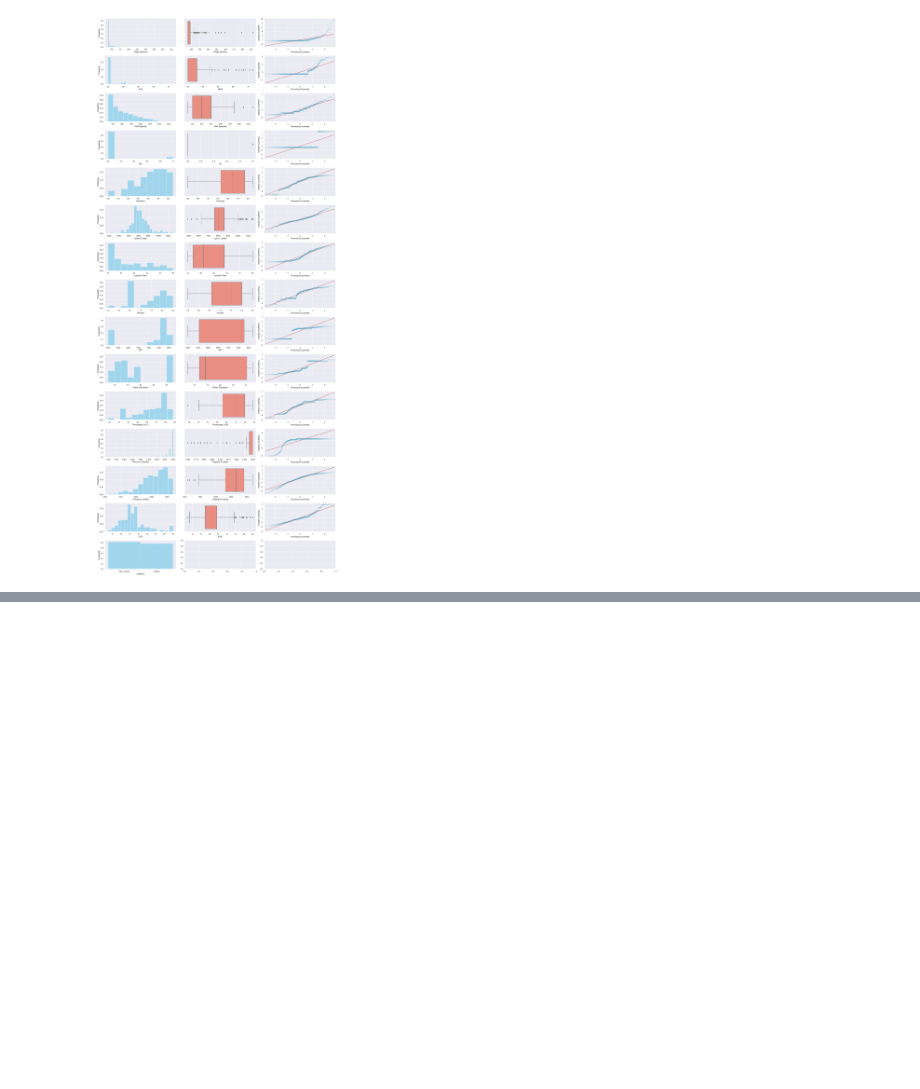
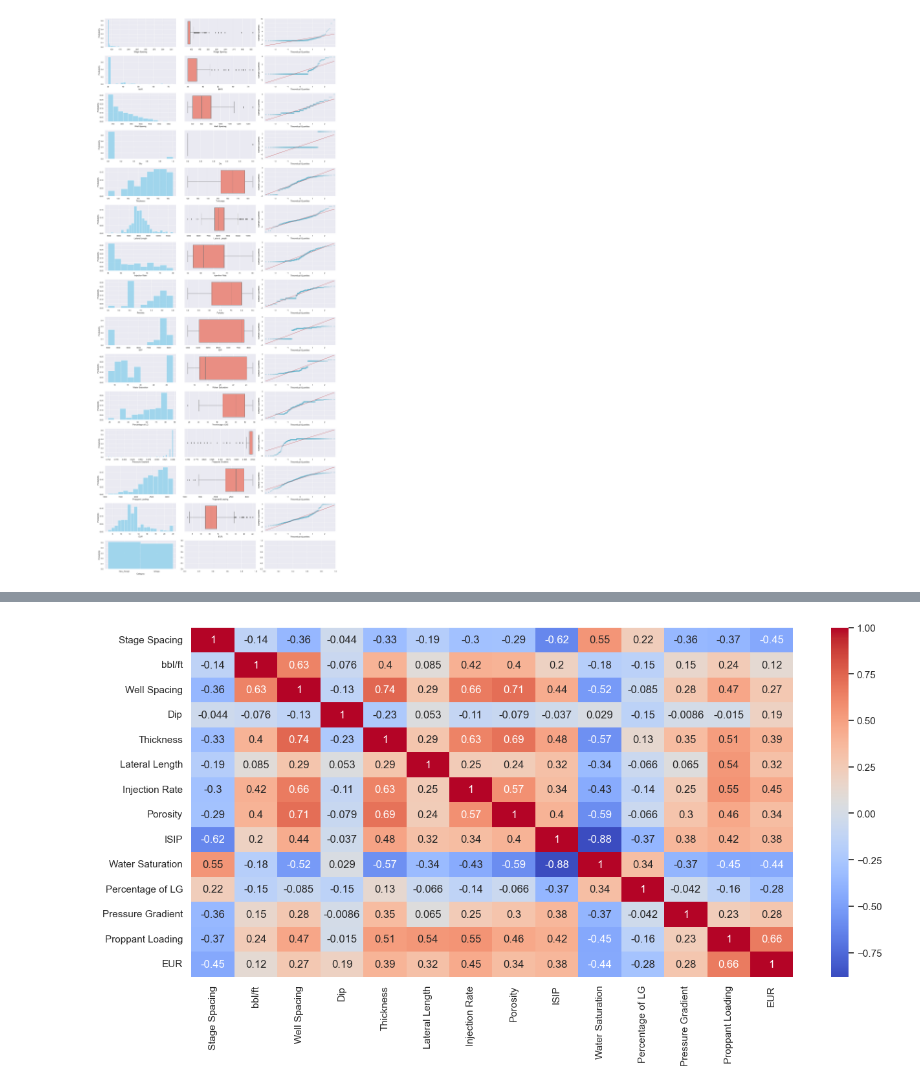
Before and after one commit to aprds/Shale-Gas-EUR-Prediction, a Jupyter notebook: shale_gas_EUR_prediction.ipynb, the cells around one changed output, grey strips where cells are left out. Drawn from its saved outputs; the diff is of its cells as text; code cells hidden in the pictures; blank space fills up the shorter version.

```diff
--- a/shale_gas_EUR_prediction.ipynb
+++ b/shale_gas_EUR_prediction.ipynb
@@ -280,0 +293,6 @@ data_char(strat_train_set)
+# %%
+train_corr_vintage = strat_train_set.loc[strat_train_set.Category == 'Vintage', :]._get_numeric_data().corr()
+
+sns.heatmap(train_corr_vintage, annot=True, cmap='coolwarm');
+# %% [output]
+[figure, added]
```
Also changed, not shown: parts of 10 cells of this notebook.
